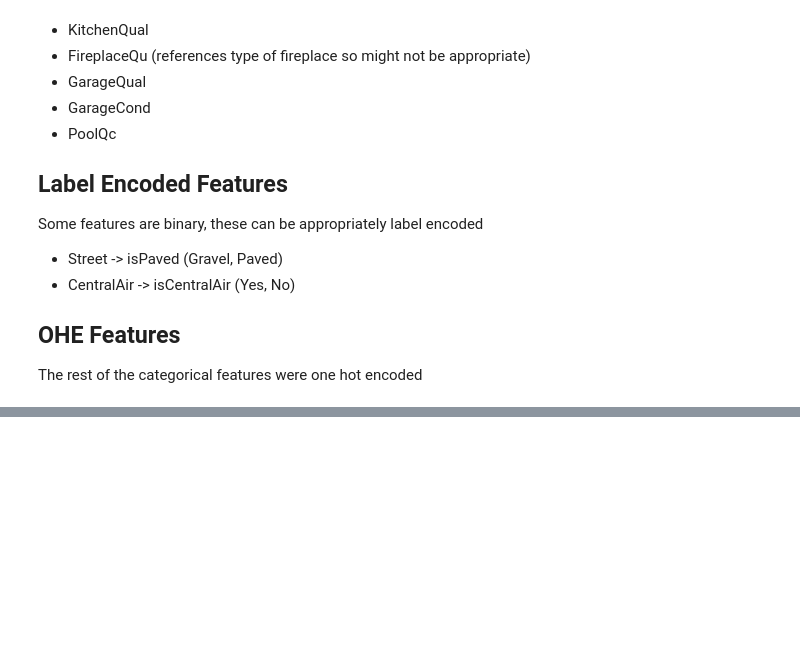
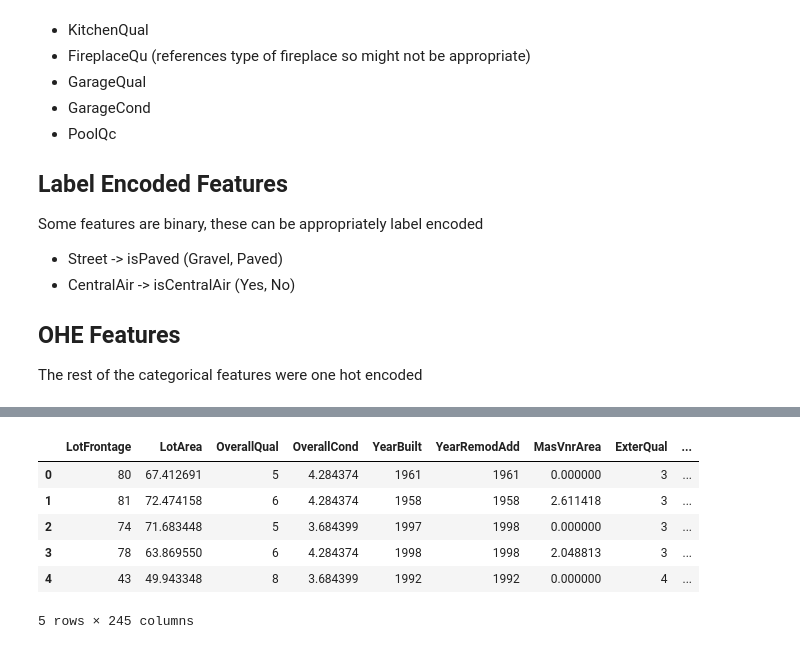
Before and after one commit to electronicmaxwell/house_price_ML, a Jupyter notebook: Data_Preprocessing.ipynb, the cells around one changed output, grey strips where cells are left out. Saved outputs shown, nothing was run; the diff lists cells and outputs as text; code cells hidden in the pictures; blank space fills up the shorter version.

```diff
--- a/Data_Preprocessing.ipynb
+++ b/Data_Preprocessing.ipynb
@@ -237,0 +287,10 @@ t, tt = encode_cat_features(train_processed, test_processed)
+# %%
+test_processed.head()
+# %% [output]
+|  | LotFrontage | LotArea | OverallQual | OverallCond | YearBuilt | YearRemodAdd | MasVnrArea | ExterQual | ... |
+| 0 | 80 | 67.412691 | 5 | 4.284374 | 1961 | 1961 | 0.000000 | 3 | ... |
+| 1 | 81 | 72.474158 | 6 | 4.284374 | 1958 | 1958 | 2.611418 | 3 | ... |
+| 2 | 74 | 71.683448 | 5 | 3.684399 | 1997 | 1998 | 0.000000 | 3 | ... |
+| 3 | 78 | 63.869550 | 6 | 4.284374 | 1998 | 1998 | 2.048813 | 3 | ... |
+| 4 | 43 | 49.943348 | 8 | 3.684399 | 1992 | 1992 | 0.000000 | 4 | ... |
+5 rows × 245 columns
```
Also changed, not shown: parts of 12 cells of this notebook.
